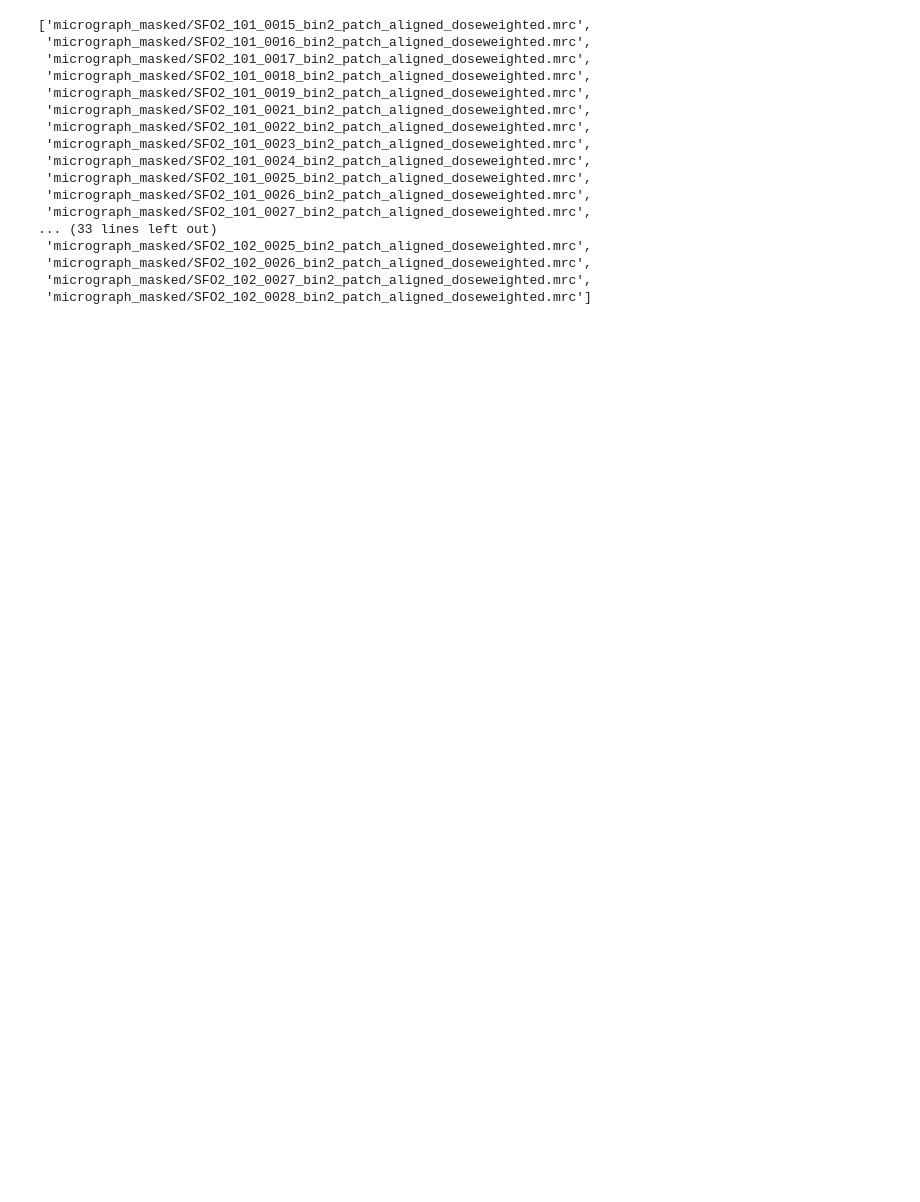
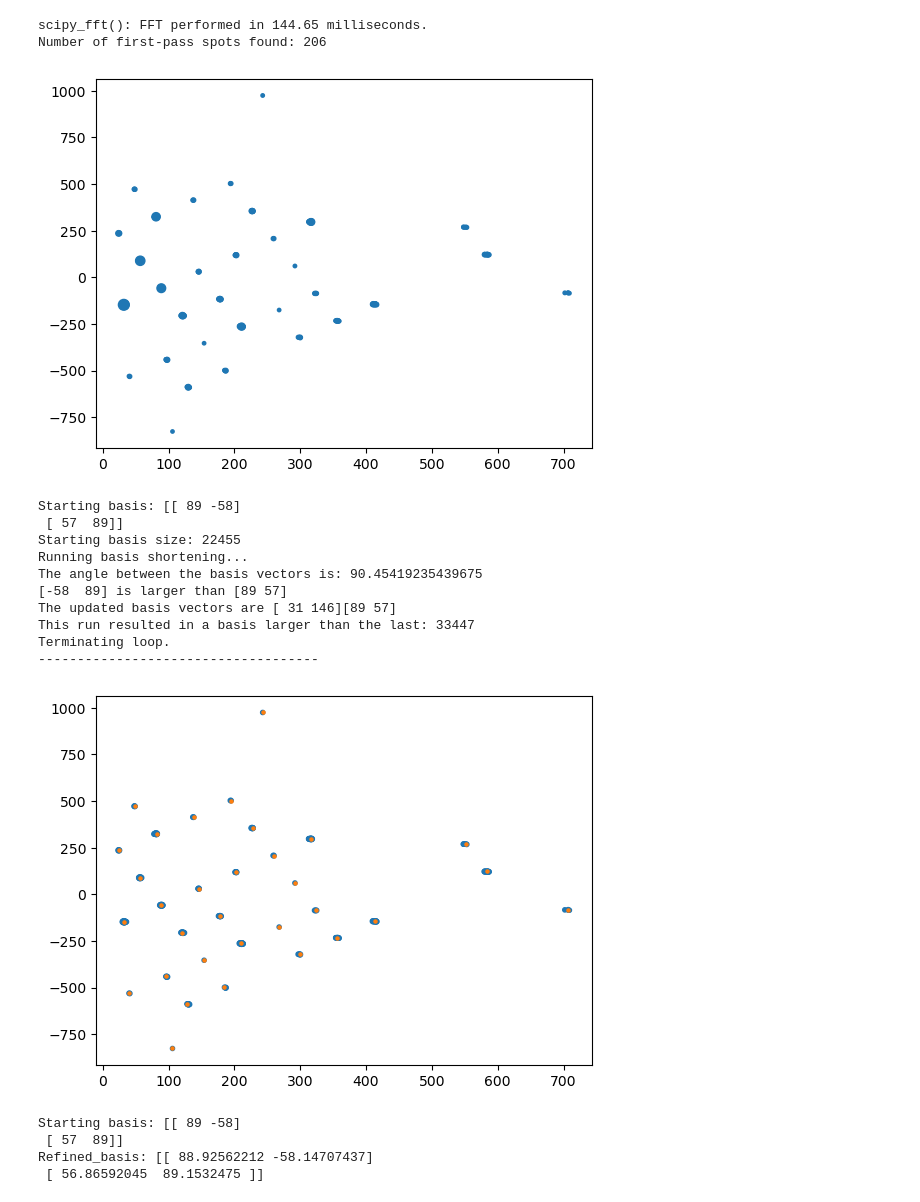
Before and after one commit to r-karimi/saxtal, a Jupyter notebook: mask_pbsapo_micrographs.ipynb, the cells around one changed output. Saved outputs shown, nothing was run; the diff lists cells and outputs as text; code cells hidden in the pictures; blank space fills up the shorter version.

```diff
--- a/mask_pbsapo_micrographs.ipynb
+++ b/mask_pbsapo_micrographs.ipynb
@@ -14,7 +14,7 @@ num_sd=3.0
 num_sd_secondpass=2.0
 x_window_percent=(0.005, 0.7)
 y_window_percent=(0, 0.995)
-miller_index_buffer=0
+miller_index_buffer=10
 box_radius=10
 min_lattice_size=8
 mask_hotpixels=False
@@ -30,43 +31,42 @@ micrograph_filenames_in.sort()
 # %%
 micrograph_filenames_out = ["micrograph_masked/" + str(x) for x in os.listdir('micrograph')]
 micrograph_filenames_out.sort()
-# %%
-micrograph_filenames_out
-# %% [output]
-['micrograph_masked/SFO2_101_0015_bin2_patch_aligned_doseweighted.mrc',
- 'micrograph_masked/SFO2_101_0016_bin2_patch_aligned_doseweighted.mrc',
- 'micrograph_masked/SFO2_101_0017_bin2_patch_aligned_doseweighted.mrc',
- 'micrograph_masked/SFO2_101_0018_bin2_patch_aligned_doseweighted.mrc',
- 'micrograph_masked/SFO2_101_0019_bin2_patch_aligned_doseweighted.mrc',
- 'micrograph_masked/SFO2_101_0021_bin2_patch_aligned_doseweighted.mrc',
- 'micrograph_masked/SFO2_101_0022_bin2_patch_aligned_doseweighted.mrc',
- 'micrograph_masked/SFO2_101_0023_bin2_patch_aligned_doseweighted.mrc',
- 'micrograph_masked/SFO2_101_0024_bin2_patch_aligned_doseweighted.mrc',
- 'micrograph_masked/SFO2_101_0025_bin2_patch_aligned_doseweighted.mrc',
- 'micrograph_masked/SFO2_101_0026_bin2_patch_aligned_doseweighted.mrc',
- 'micrograph_masked/SFO2_101_0027_bin2_patch_aligned_doseweighted.mrc',
-... (33 lines left out)
- 'micrograph_masked/SFO2_102_0025_bin2_patch_aligned_doseweighted.mrc',
- 'micrograph_masked/SFO2_102_0026_bin2_patch_aligned_doseweighted.mrc',
- 'micrograph_masked/SFO2_102_0027_bin2_patch_aligned_doseweighted.mrc',
- 'micrograph_masked/SFO2_102_0028_bin2_patch_aligned_doseweighted.mrc']
 # %%
 for micrograph_filename_in, micrograph_filename_out in tqdm(zip(micrograph_filenames_in, micrograph_filenames_out)):
     sax.mask_image(micrograph_filename_in,
                    micrograph_filename_out,
                    threshold_method = threshold_method,
                    pixel_size = pixel_size,
-                   verbose = False,
-                   show_plots = False,
+                   verbose = True,
+                   show_plots = True,
                    threads = threads,
                    sigma = sigma,
                    num_sd = num_sd,
                    num_sd_secondpass = num_sd_secondpass,
                    x_window_percent = x_window_percent,
                    y_window_percent = y_window_percent,
                    miller_index_buffer = miller_index_buffer,
                    box_radius = box_radius,
                    min_lattice_size = min_lattice_size,
                    mask_radius= mask_radius,
                    replace_distance_percent = replace_distance_percent,
-                   return_spots = False)
+                   return_spots = True)
+# %% [output]
+scipy_fft(): FFT performed in 144.65 milliseconds.
+Number of first-pass spots found: 206
+[figure, added]
+Starting basis: [[ 89 -58]
+ [ 57  89]]
+Starting basis size: 22455
+Running basis shortening...
+The angle between the basis vectors is: 90.45419235439675
+[-58  89] is larger than [89 57]
+The updated basis vectors are [ 31 146][89 57]
+This run resulted in a basis larger than the last: 33447
+Terminating loop.
+------------------------------------
+[figure, added]
+Starting basis: [[ 89 -58]
+ [ 57  89]]
+Refined_basis: [[ 88.92562212 -58.14707437]
+ [ 56.86592045  89.1532475 ]]
```
Also changed, not shown: parts of 3 cells of this notebook, 6 other files.
